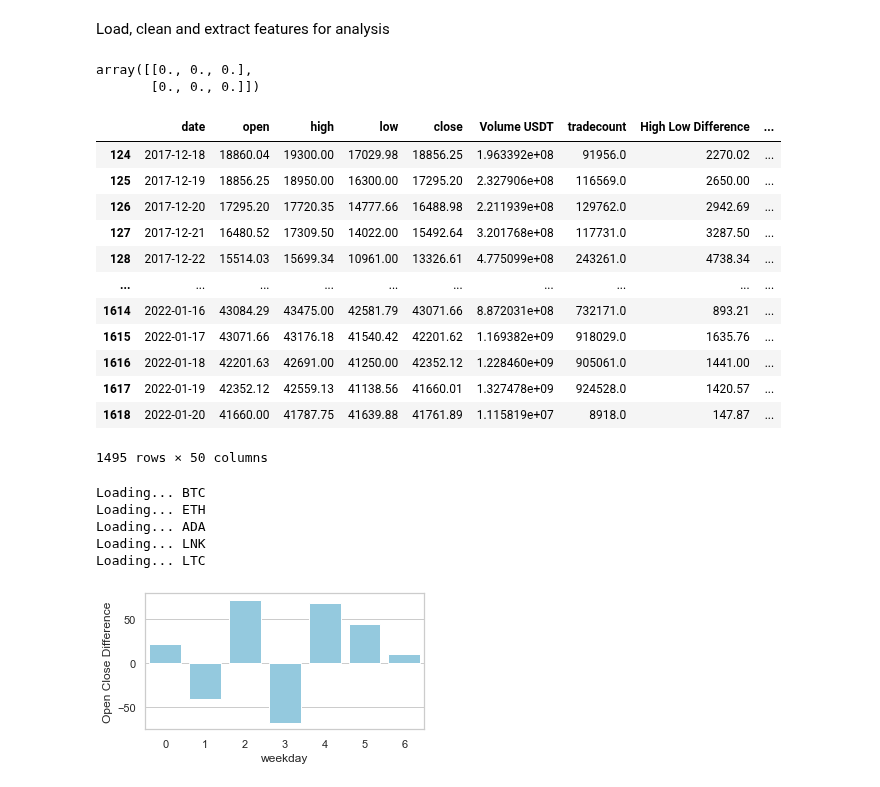
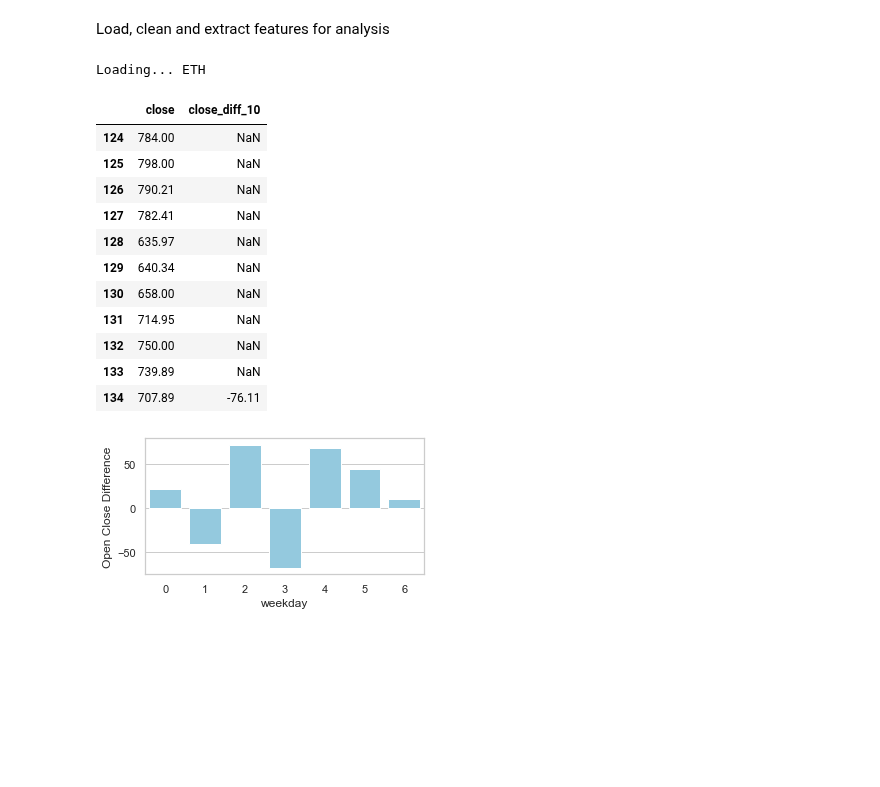
Before and after one commit to GZabalaG/crypto_bot, a Jupyter notebook: data_processor/Datafram Analysis.ipynb, the cells around one changed output. Cells and saved outputs as stored; diff of their text form; code cells hidden in the pictures; blank space fills up the shorter version.

```diff
--- a/data_processor/Datafram Analysis.ipynb
+++ b/data_processor/Datafram Analysis.ipynb
@@ -88,29 +87,7 @@ import seaborn as sns
 Load, clean and extract features for analysis
 # %%
 cryptos = ['BTC', 'ETH', 'ADA', 'LNK', 'LTC']
+cryptos = ['ETH']
-# %%
-import numpy as np
-foo = np.zeros((2, 3))
-foo
-# %% [output]
-array([[0., 0., 0.],
-       [0., 0., 0.]])
-# %%
-crypto_df_list[0]
-# %% [output]
-|  | date | open | high | low | close | Volume USDT | tradecount | High Low Difference | ... |
-| 124 | 2017-12-18 | 18860.04 | 19300.00 | 17029.98 | 18856.25 | 1.963392e+08 | 91956.0 | 2270.02 | ... |
-| 125 | 2017-12-19 | 18856.25 | 18950.00 | 16300.00 | 17295.20 | 2.327906e+08 | 116569.0 | 2650.00 | ... |
-| 126 | 2017-12-20 | 17295.20 | 17720.35 | 14777.66 | 16488.98 | 2.211939e+08 | 129762.0 | 2942.69 | ... |
-| 127 | 2017-12-21 | 16480.52 | 17309.50 | 14022.00 | 15492.64 | 3.201768e+08 | 117731.0 | 3287.50 | ... |
-| 128 | 2017-12-22 | 15514.03 | 15699.34 | 10961.00 | 13326.61 | 4.775099e+08 | 243261.0 | 4738.34 | ... |
-| ... | ... | ... | ... | ... | ... | ... | ... | ... | ... |
-| 1614 | 2022-01-16 | 43084.29 | 43475.00 | 42581.79 | 43071.66 | 8.872031e+08 | 732171.0 | 893.21 | ... |
-| 1615 | 2022-01-17 | 43071.66 | 43176.18 | 41540.42 | 42201.62 | 1.169382e+09 | 918029.0 | 1635.76 | ... |
-| 1616 | 2022-01-18 | 42201.63 | 42691.00 | 41250.00 | 42352.12 | 1.228460e+09 | 905061.0 | 1441.00 | ... |
-| 1617 | 2022-01-19 | 42352.12 | 42559.13 | 41138.56 | 41660.01 | 1.327478e+09 | 924528.0 | 1420.57 | ... |
-| 1618 | 2022-01-20 | 41660.00 | 41787.75 | 41639.88 | 41761.89 | 1.115819e+07 | 8918.0 | 147.87 | ... |
-1495 rows × 50 columns
 # %%
 crypto_df_list = []
 for crypto in cryptos:
@@ -133,11 +110,22 @@ for crypto in cryptos:
     #crypto_df_list.append(df.groupby('weekday', as_index=False)['Open Close Difference'].mean())
     crypto_df_list.append(df)
 # %% [output]
-Loading... BTC
 Loading... ETH
-Loading... ADA
-Loading... LNK
-Loading... LTC
+# %%
+crypto_df_list[0][['close', 'close_diff_10']].head(11)
+# %% [output]
+|  | close | close_diff_10 |
+| 124 | 784.00 | NaN |
+| 125 | 798.00 | NaN |
+| 126 | 790.21 | NaN |
+| 127 | 782.41 | NaN |
+| 128 | 635.97 | NaN |
+| 129 | 640.34 | NaN |
+| 130 | 658.00 | NaN |
+| 131 | 714.95 | NaN |
+| 132 | 750.00 | NaN |
+| 133 | 739.89 | NaN |
+| 134 | 707.89 | -76.11 |
 # %%
 sns.set(rc={'figure.figsize':(5,2.5)})
 sns.set_style("whitegrid")
```
Also changed, not shown: parts of 2 cells of this notebook, 3 other files.
